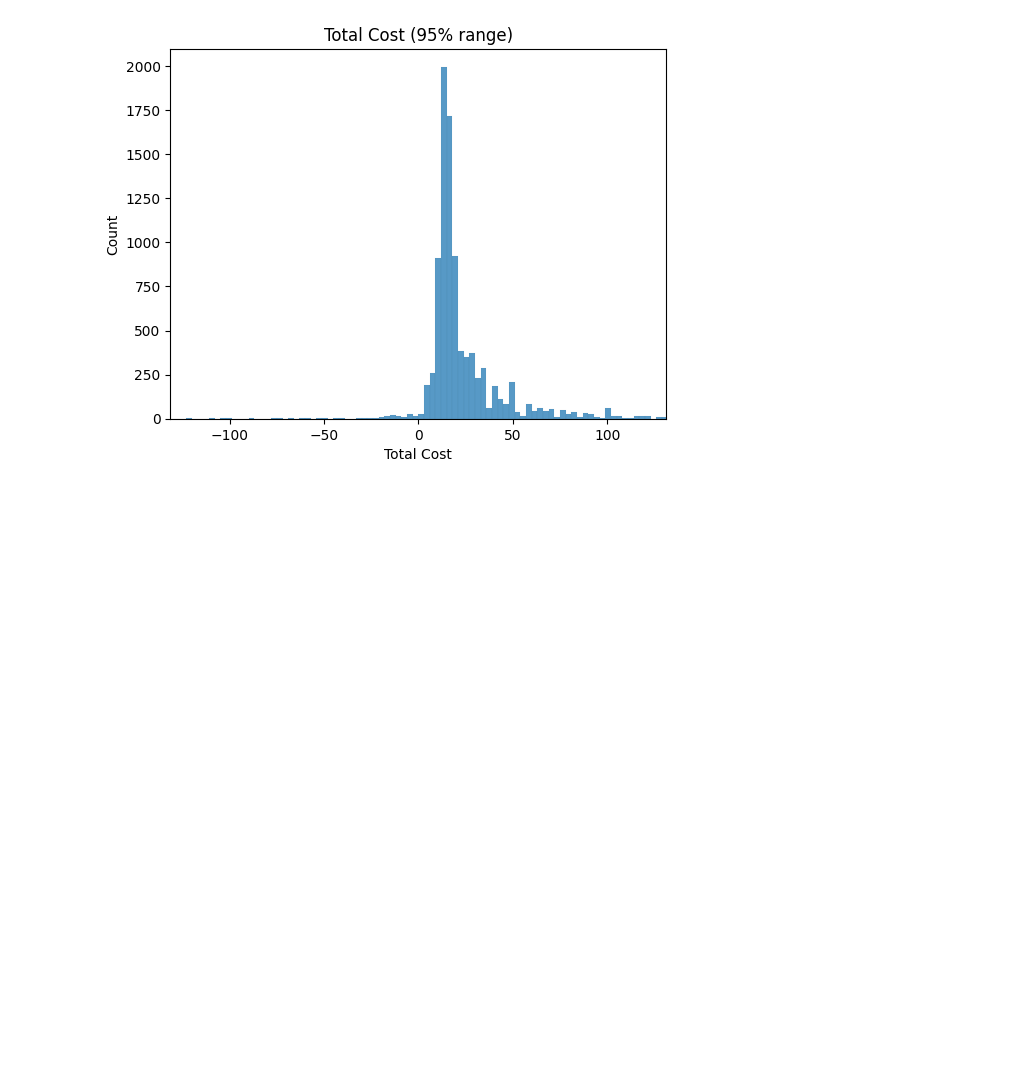
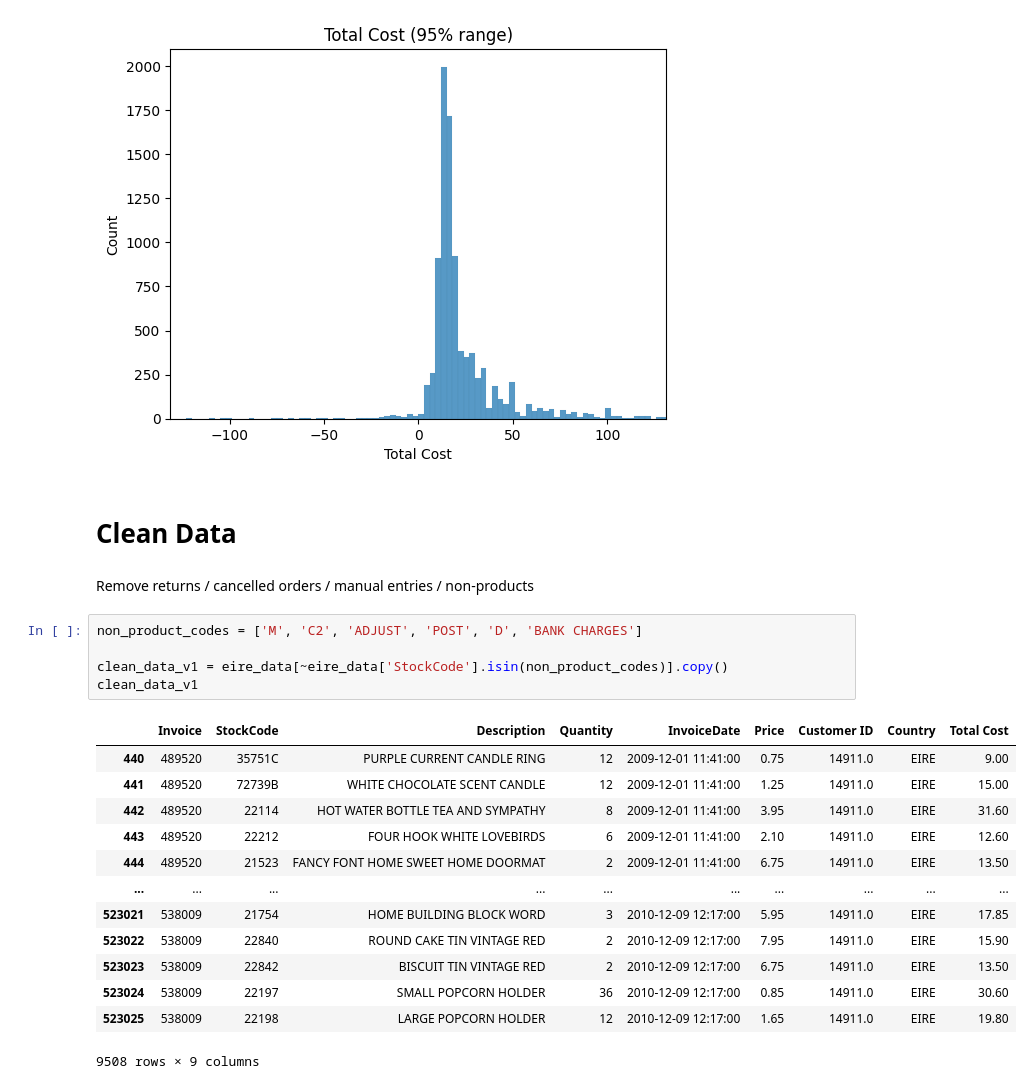
Before and after one commit to Ri-Dearg/ca2-market-retail, a Jupyter notebook: ca2-market-retail.ipynb, the cells around one changed output. Saved outputs shown, nothing was run; the diff lists cells and outputs as text; blank space fills up the shorter version.

Commit message:
feat: 🧐 remove non-product rows from data

```diff
--- a/ca2-market-retail.ipynb
+++ b/ca2-market-retail.ipynb
@@ -200,3 +198,26 @@ plt.title('Total Cost (95% range)')
 plt.show()
 # %% [output]
 [figure]
+# %% [markdown]
+# Clean Data
+# %% [markdown]
+Remove returns / cancelled orders / manual entries / non-products
+# %%
+non_product_codes = ['M', 'C2', 'ADJUST', 'POST', 'D', 'BANK CHARGES']
+
+clean_data_v1 = eire_data[~eire_data['StockCode'].isin(non_product_codes)].copy()
+clean_data_v1
+# %% [output]
+|  | Invoice | StockCode | Description | Quantity | InvoiceDate | Price | Customer ID | Country | Total Cost |
+| 440 | 489520 | 35751C | PURPLE CURRENT CANDLE RING | 12 | 2009-12-01 11:41:00 | 0.75 | 14911.0 | EIRE | 9.00 |
+| 441 | 489520 | 72739B | WHITE CHOCOLATE SCENT CANDLE | 12 | 2009-12-01 11:41:00 | 1.25 | 14911.0 | EIRE | 15.00 |
+| 442 | 489520 | 22114 | HOT WATER BOTTLE TEA AND SYMPATHY | 8 | 2009-12-01 11:41:00 | 3.95 | 14911.0 | EIRE | 31.60 |
+| 443 | 489520 | 22212 | FOUR HOOK WHITE LOVEBIRDS | 6 | 2009-12-01 11:41:00 | 2.10 | 14911.0 | EIRE | 12.60 |
+| 444 | 489520 | 21523 | FANCY FONT HOME SWEET HOME DOORMAT | 2 | 2009-12-01 11:41:00 | 6.75 | 14911.0 | EIRE | 13.50 |
+| ... | ... | ... | ... | ... | ... | ... | ... | ... | ... |
+| 523021 | 538009 | 21754 | HOME BUILDING BLOCK WORD | 3 | 2010-12-09 12:17:00 | 5.95 | 14911.0 | EIRE | 17.85 |
+| 523022 | 538009 | 22840 | ROUND CAKE TIN VINTAGE RED | 2 | 2010-12-09 12:17:00 | 7.95 | 14911.0 | EIRE | 15.90 |
+| 523023 | 538009 | 22842 | BISCUIT TIN VINTAGE RED | 2 | 2010-12-09 12:17:00 | 6.75 | 14911.0 | EIRE | 13.50 |
+| 523024 | 538009 | 22197 | SMALL POPCORN HOLDER | 36 | 2010-12-09 12:17:00 | 0.85 | 14911.0 | EIRE | 30.60 |
+| 523025 | 538009 | 22198 | LARGE POPCORN HOLDER | 12 | 2010-12-09 12:17:00 | 1.65 | 14911.0 | EIRE | 19.80 |
+9508 rows × 9 columns
```
Also changed, not shown: parts of 3 cells of this notebook.
